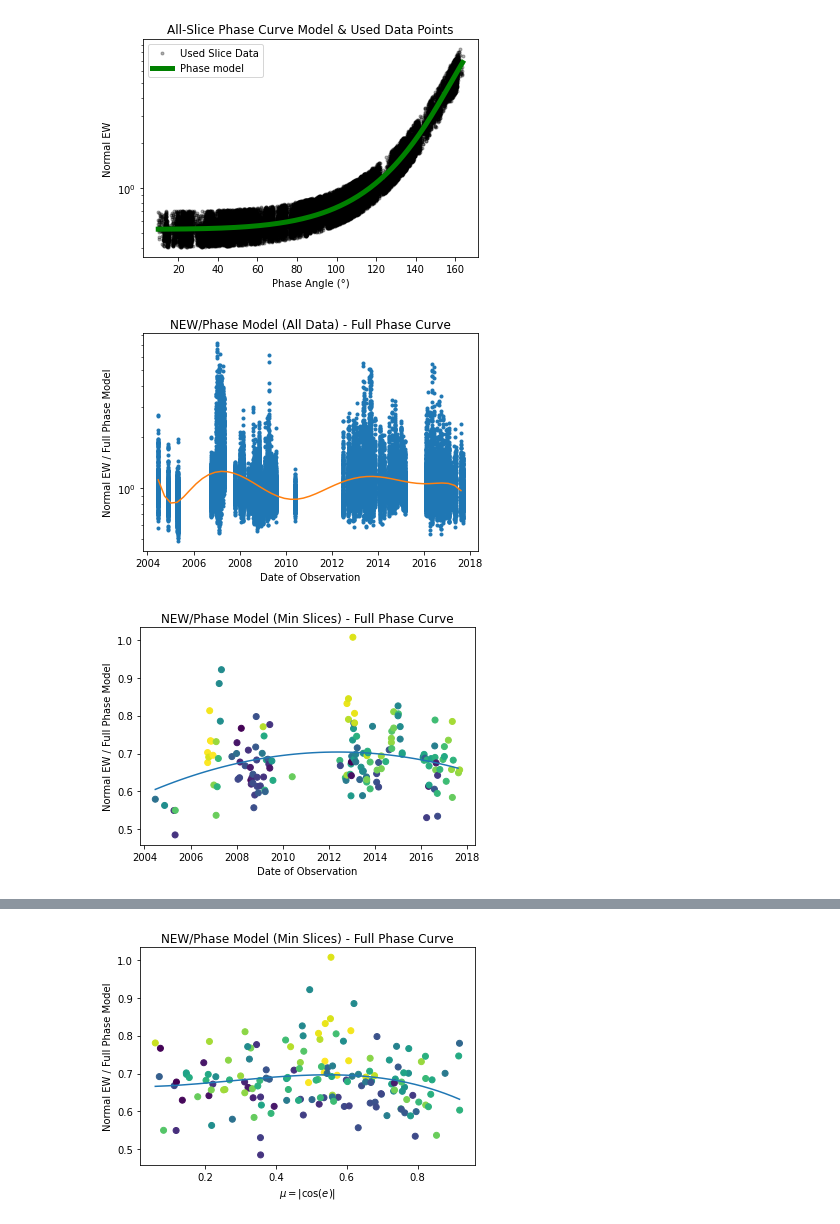
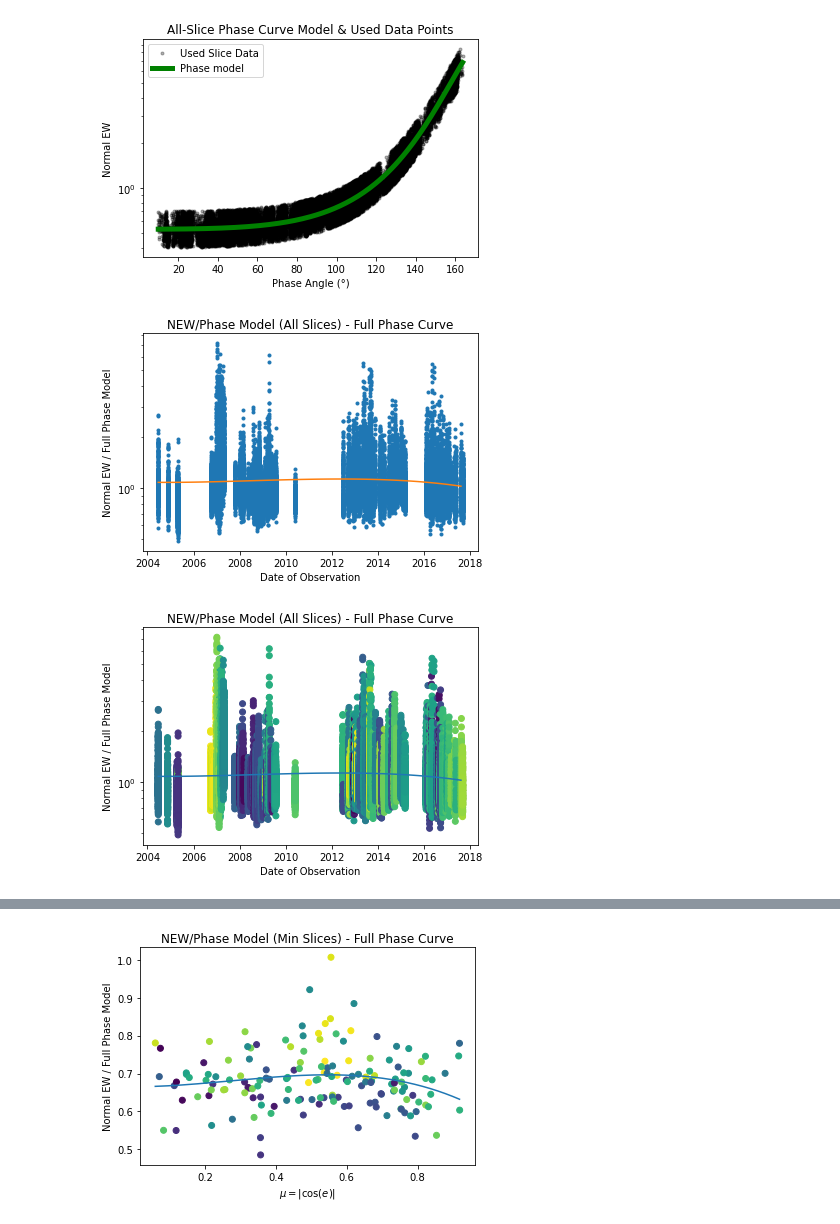
Before and after one commit to rfrenchseti/f-ring, a Jupyter notebook: notebooks/analyze_phase_curve_hg.ipynb, the cells around one changed output, grey strips where cells are left out. Saved outputs shown, nothing was run; the diff lists cells and outputs as text; code cells hidden in the pictures.

```diff
--- a/notebooks/analyze_phase_curve_hg.ipynb
+++ b/notebooks/analyze_phase_curve_hg.ipynb
@@ -44,8 +47,14 @@ def hg_fit_func(params, xpts, ypts):
 # Fit a phase curve and remove data points more than nstd sigma away
 # Use std=None to not remove outliers
 # Do the modeling on a copy of the data so we can remove outliers
-def fit_iterative_phase_function(n_hg, nstd, data):
+def fit_iterative_phase_function(n_hg, nstd, data, tau=None, verbose=True):
     phasedata = data.copy()
+    if tau is None:
+        normal_ew = phasedata['Normal EW']
+    else:
+        normal_ew = compute_corrected_ew(phasedata['Normal EW'],
+                                         phasedata['Mean Emission'],
+                                         phasedata['Incidence'], tau=tau)
     initial_guess = []
     bounds1 = []
     bounds2 = []
@@ -60,30 +69,36 @@ def fit_iterative_phase_function(n_hg, nstd, data):
         phase_radians = np.radians(phasedata['Mean Phase'])
         params = sciopt.least_squares(hg_fit_func, initial_guess,
                                       bounds=(bounds1, bounds2),
-                                      args=(phase_radians,
-                                            phasedata['Normal EW']))
+                                      args=(phase_radians, normal_ew))
         params = params['x']
         phase_model = hg_func(params, phase_radians)
-        ratio = np.log10(phasedata['Normal EW'] / phase_model)
+        ratio = np.log10(normal_ew / phase_model)
         std = np.std(ratio)
-        print('Ratio min', ratio.min(), 'Max', ratio.max(), 'Sigma', std)
+        if verbose:
+            print('Ratio min', ratio.min(), 'Max', ratio.max(), 'Sigma', std)
         if nstd is None:
             break
         oldlen = len(phasedata)
-        phasedata = phasedata[ratio.abs() < nstd*std]
+        keep = ratio.abs() < nstd*std
+        phasedata = phasedata[keep]
+        normal_ew = normal_ew[keep]
         if len(phasedata) == oldlen:
             break
-    return params, phasedata
+    return params, phasedata, std
 
 def print_params(params):
     total_scale = sum(params[i] for i in range(1,len(params),2))
+    res = []
     for i in range(0,len(params)//2):
         g, scale = params[i*2:i*2+2]
-        print('g%d = %.3f weight%d = %.3f' % (i+1, g, i+1, scale/total_scale))
+        res.append((scale/total_scale, g))
+    res.sort(reverse=True)
+    for i in range(len(res)):
+        print('g%d = %.3f weight%d = %.3f' % (i+1, res[i][1], i+1, res[i][0]))
 # %% [markdown]
 # Phase Curve with All Slices
 # %%
-all_slice_params, all_slice_used_data = fit_iterative_phase_function(2, 2, obsdata)
+all_slice_params, all_slice_used_data, all_slice_std = fit_iterative_phase_function(2, 2, obsdata)
 print('Final all-slice params')
 print_params(all_slice_params)
 obsdata['Phase Model'] = hg_func(all_slice_params, np.radians(obsdata['Mean Phase']))
@@ -139,30 +154,27 @@ _=plt.title('All-Slice Phase Curve Model & Used Data Points')
 time0 = np.datetime64('1970-01-01T00:00:00')
 obsdata['Date_secs'] = (obsdata['Date']-time0).dt.total_seconds()/86400
 obsdata['Phase Curve Ratio'] = obsdata['Normal EW'] / obsdata['Phase Model']
-timecoeff = np.polyfit(obsdata['Date_secs'], obsdata['Phase Curve Ratio'], 7)
+timecoeff = np.polyfit(obsdata['Date_secs'], obsdata['Phase Curve Ratio'], 3)
 plt.plot(obsdata['Date'], obsdata['Phase Curve Ratio'], '.')
 timerange = np.arange(obsdata['Date_secs'].min(), obsdata['Date_secs'].max(), 100)
 timefit = np.polyval(timecoeff, timerange)
 plt.plot(timerange, timefit, '-')
 plt.yscale('log')
-_=plt.title('NEW/Phase Model (All Data) - Full Phase Curve')
 plt.xlabel('Date of Observation')
-_=plt.ylabel('Normal EW / Full Phase Model')
+plt.ylabel('Normal EW / Full Phase Model')
+_=plt.title('NEW/Phase Model (All Slices) - Full Phase Curve')
 # %% [output]
-[figure, old version]
+[figure, new version]
 # %%
-# Plot minimum-slices-only NEW/Phase Curve ratio vs. Time with a fit curve
-mindata=obsdata.copy().iloc[obsdata.groupby('Observation').idxmin()['Normal EW']]
-maxdata=obsdata.copy().iloc[obsdata.groupby('Observation').idxmax()['Normal EW']]
-mindata['All Phase Model'] = hg_func(all_slice_params, np.radians(mindata['Mean Phase']))
-mindata['All Phase Curve Ratio'] = mindata['Normal EW'] / mindata['All Phase Model']
-timecoeff = np.polyfit(mindata['Date_secs'], mindata['All Phase Curve Ratio'], 2)
-timerange = np.arange(mindata['Date_secs'].min(), mindata['Date_secs'].max(), 100)
+# Plot all slices NEW/Phase Curve ratio vs. Time with a fit curve
+timecoeff = np.polyfit(obsdata['Date_secs'], obsdata['Phase Curve Ratio'], 3)
+timerange = np.arange(obsdata['Date_secs'].min(), obsdata['Date_secs'].max(), 100)
 timefit = np.polyval(timecoeff, timerange)
-plt.scatter(mindata['Date'], mindata['All Phase Curve Ratio'], c=mindata['Mean Phase'])
+plt.scatter(obsdata['Date'], obsdata['Phase Curve Ratio'], c=obsdata['Mean Phase'])
 plt.plot(timerange, timefit, '-')
+plt.yscale('log')
 plt.xlabel('Date of Observation')
 plt.ylabel('Normal EW / Full Phase Model')
-_=plt.title('NEW/Phase Model (Min Slices) - Full Phase Curve')
+_=plt.title('NEW/Phase Model (All Slices) - Full Phase Curve')
 # %% [output]
-[figure, old version]
+[figure, new version]
```
Also changed, not shown: parts of 17 cells of this notebook, 2 other files.
